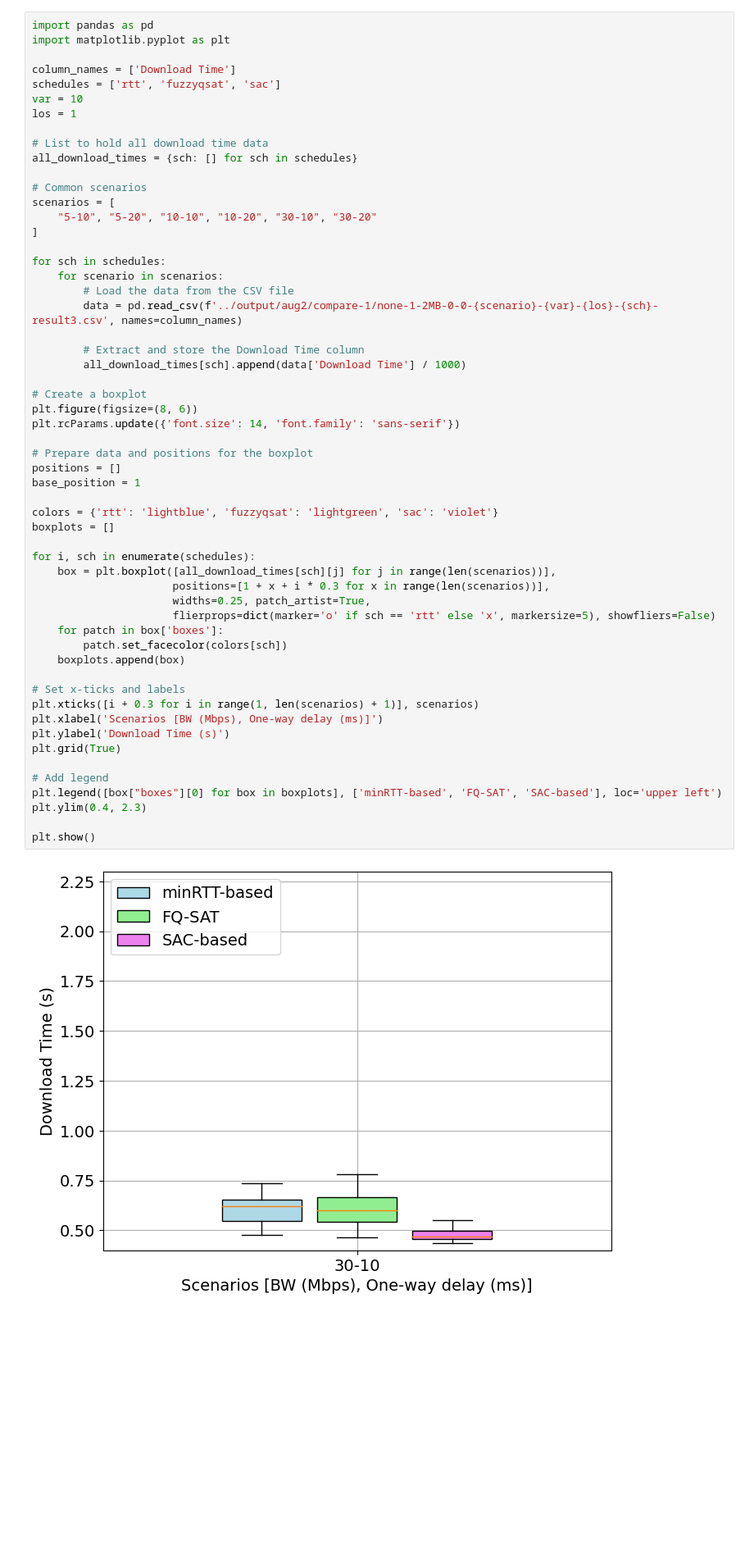
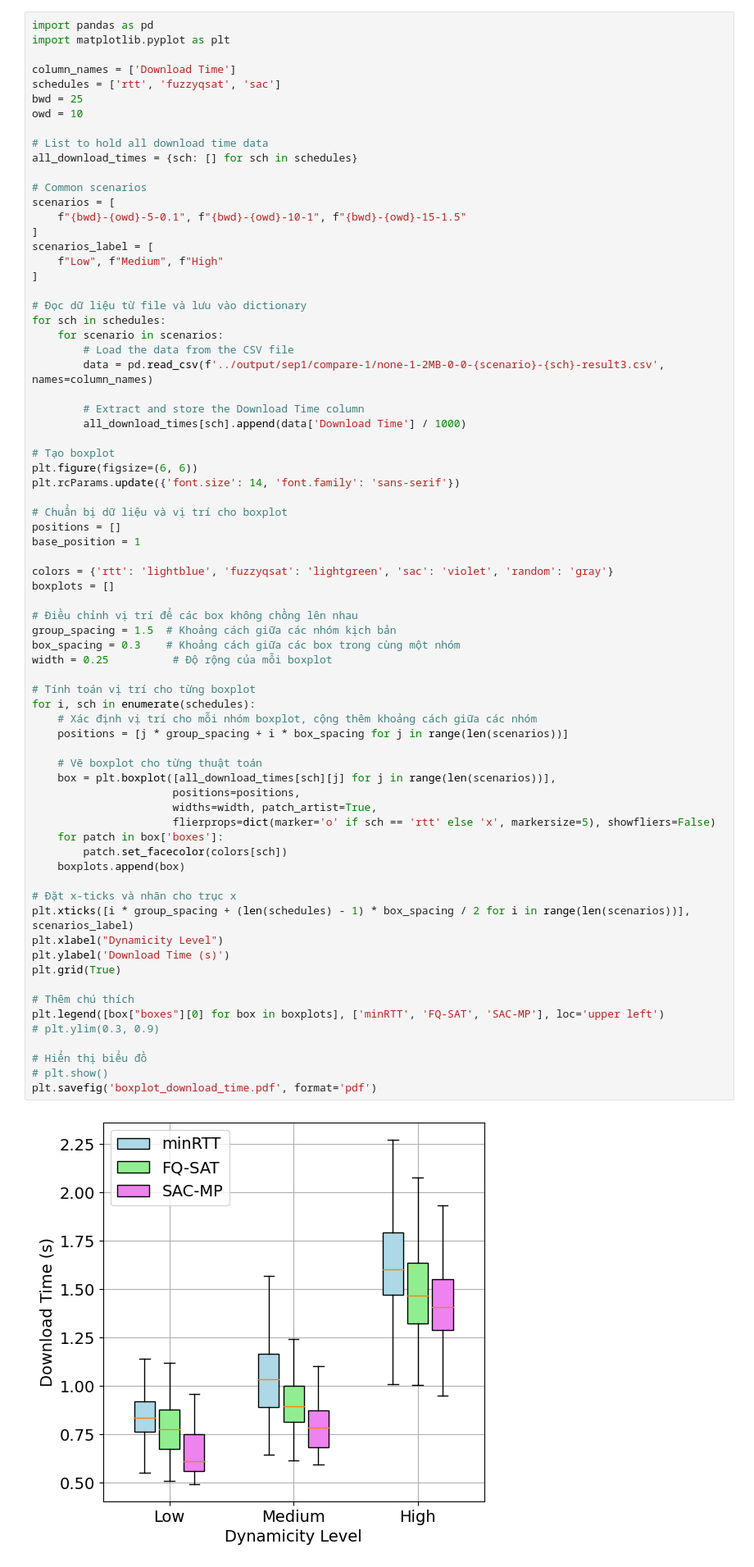
Before and after one commit to quic-vn/mpquic-drl, a Jupyter notebook: simulationFileServer/statistic/plot-compare1-statistic.ipynb, the cells around one changed output. Shown: that part at 82% size. Drawn from its saved outputs; the diff is of its cells as text; blank space fills up the shorter version.

```diff
--- a/simulationFileServer/statistic/plot-compare1-statistic.ipynb
+++ b/simulationFileServer/statistic/plot-compare1-statistic.ipynb
@@ -4,55 +77,71 @@ import matplotlib.pyplot as plt
 
 column_names = ['Download Time']
 schedules = ['rtt', 'fuzzyqsat', 'sac']
-var = 10
-los = 1
+bwd = 25
+owd = 10
 
 # List to hold all download time data
 all_download_times = {sch: [] for sch in schedules}
 
 # Common scenarios
 scenarios = [
-    "5-10", "5-20", "10-10", "10-20", "30-10", "30-20"
+    f"{bwd}-{owd}-5-0.1", f"{bwd}-{owd}-10-1", f"{bwd}-{owd}-15-1.5"
+]
+scenarios_label = [
+    f"Low", f"Medium", f"High"
 ]
 
+# Đọc dữ liệu từ file và lưu vào dictionary
 for sch in schedules:
     for scenario in scenarios:
         # Load the data from the CSV file
-        data = pd.read_csv(f'../output/aug2/compare-1/none-1-2MB-0-0-{scenario}-{var}-{los}-{sch}-result3.csv', names=column_names)
+        data = pd.read_csv(f'../output/sep1/compare-1/none-1-2MB-0-0-{scenario}-{sch}-result3.csv', names=column_names)
 
         # Extract and store the Download Time column
         all_download_times[sch].append(data['Download Time'] / 1000)
 
-# Create a boxplot
-plt.figure(figsize=(8, 6))
+# Tạo boxplot
+plt.figure(figsize=(6, 6))
 plt.rcParams.update({'font.size': 14, 'font.family': 'sans-serif'})
 
-# Prepare data and positions for the boxplot
+# Chuẩn bị dữ liệu và vị trí cho boxplot
 positions = []
 base_position = 1
 
-colors = {'rtt': 'lightblue', 'fuzzyqsat': 'lightgreen', 'sac': 'violet'}
+colors = {'rtt': 'lightblue', 'fuzzyqsat': 'lightgreen', 'sac': 'violet', 'random': 'gray'}
 boxplots = []
 
+# Điều chỉnh vị trí để các box không chồng lên nhau
+group_spacing = 1.5  # Khoảng cách giữa các nhóm kịch bản
+box_spacing = 0.3    # Khoảng cách giữa các box trong cùng một nhóm
+width = 0.25          # Độ rộng của mỗi boxplot
+
+# Tính toán vị trí cho từng boxplot
 for i, sch in enumerate(schedules):
+    # Xác định vị trí cho mỗi nhóm boxplot, cộng thêm khoảng cách giữa các nhóm
+    positions = [j * group_spacing + i * box_spacing for j in range(len(scenarios))]
+
+    # Vẽ boxplot cho từng thuật toán
     box = plt.boxplot([all_download_times[sch][j] for j in range(len(scenarios))],
-                      positions=[1 + x + i * 0.3 for x in range(len(scenarios))],
-                      widths=0.25, patch_artist=True,
+                      positions=positions,
+                      widths=width, patch_artist=True,
                       flierprops=dict(marker='o' if sch == 'rtt' else 'x', markersize=5), showfliers=False)
     for patch in box['boxes']:
         patch.set_facecolor(colors[sch])
     boxplots.append(box)
 
-# Set x-ticks and labels
-plt.xticks([i + 0.3 for i in range(1, len(scenarios) + 1)], scenarios)
-plt.xlabel('Scenarios [BW (Mbps), One-way delay (ms)]')
+# Đặt x-ticks và nhãn cho trục x
+plt.xticks([i * group_spacing + (len(schedules) - 1) * box_spacing / 2 for i in range(len(scenarios))], scenarios_label)
+plt.xlabel("Dynamicity Level")
 plt.ylabel('Download Time (s)')
 plt.grid(True)
 
-# Add legend
-plt.legend([box["boxes"][0] for box in boxplots], ['minRTT-based', 'FQ-SAT', 'SAC-based'], loc='upper left')
-plt.ylim(0.4, 2.3)
+# Thêm chú thích
+plt.legend([box["boxes"][0] for box in boxplots], ['minRTT', 'FQ-SAT', 'SAC-MP'], loc='upper left')
+# plt.ylim(0.3, 0.9)
 
-plt.show()
+# Hiển thị biểu đồ
+# plt.show()
+plt.savefig('boxplot_download_time.pdf', format='pdf')
 # %% [output]
-[figure, old version]
+[figure, new version]
```
Also changed, not shown: parts of 6 cells of this notebook, 20 other files.
